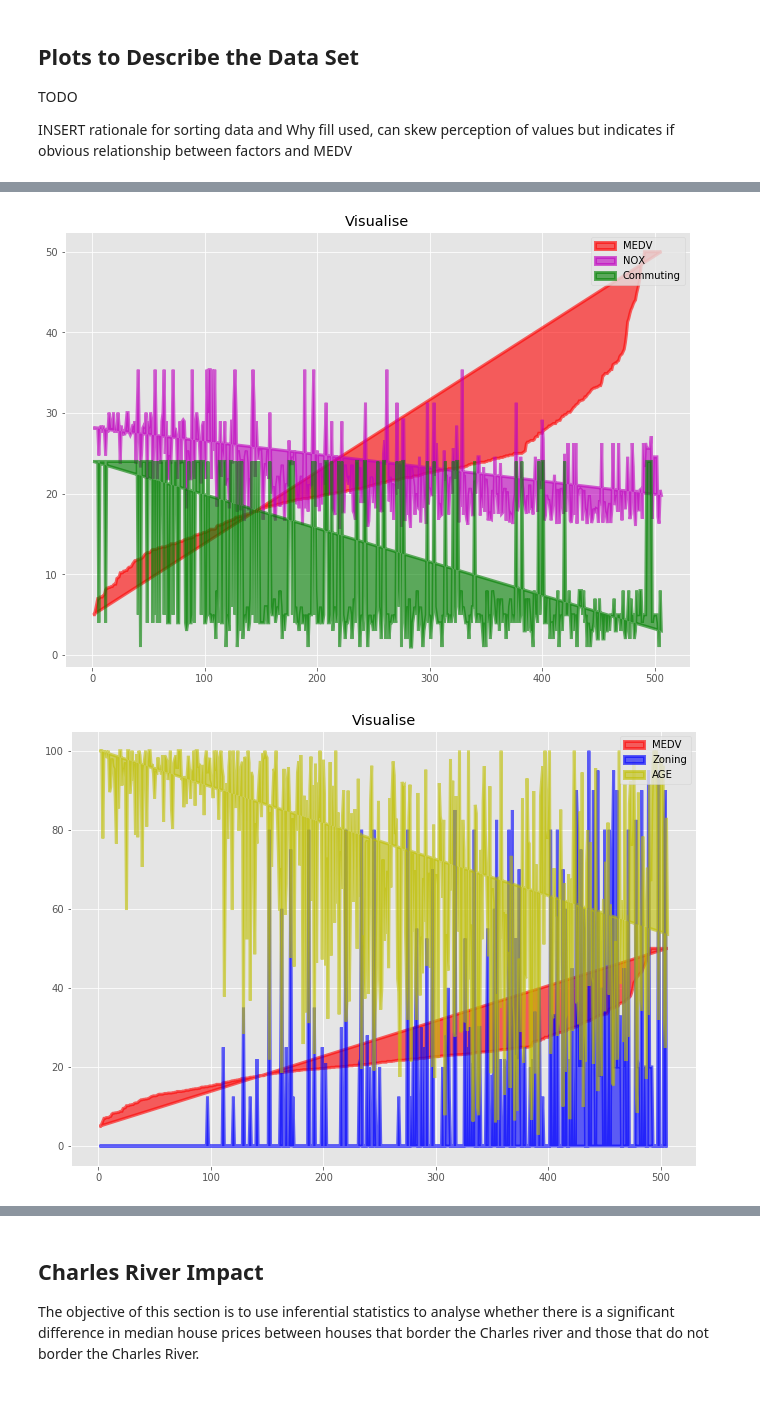
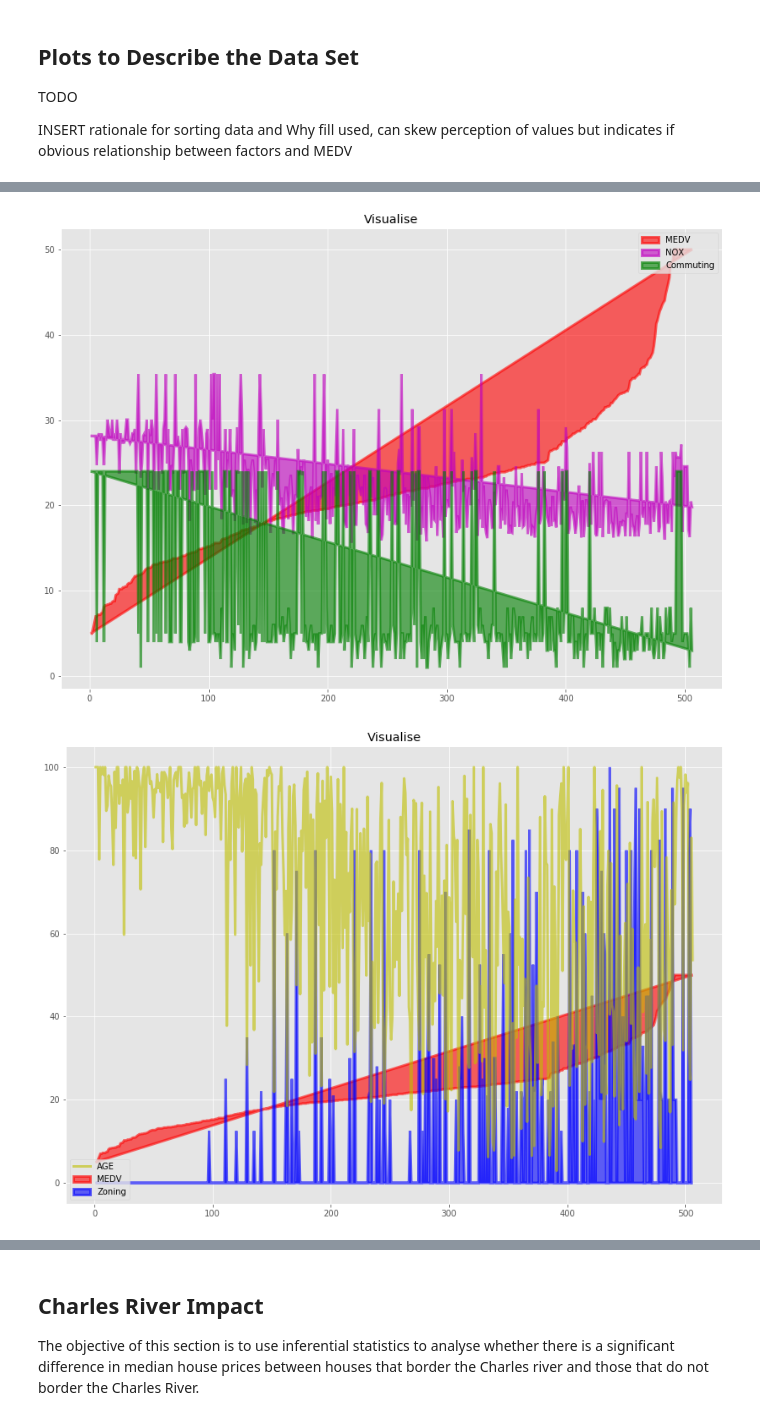
Before and after one commit to healyshane/machine-learn, a Jupyter notebook: machineAssignment.ipynb, the cells around one changed output, grey strips where cells are left out. Drawn from its saved outputs; the diff is of its cells as text; code cells hidden in the pictures.

```diff
--- a/machineAssignment.ipynb
+++ b/machineAssignment.ipynb
@@ -8,9 +8,11 @@ import pandas as pd
 import matplotlib.pyplot as plt
 import scipy.stats as stats
 import seaborn as sns
+import keras as kr
+import tensorflow as tf
 
 plt.style.use('ggplot')
-plt.rcParams['figure.figsize'] = 11.2, 8
+plt.rcParams['figure.figsize'] = 14, 10
 # %%
 # Data Set from Github, https://raw.githubusercontent.com/selva86/datasets/master/BostonHousing.csv
 
@@ -171,21 +177,21 @@ plt.fill(x, RAD, c='g', alpha=0.6, lw=3.0, label ="Commuting")
 plt.title("Visualise")
 plt.legend();
 # %% [output]
-[figure, old version]
+[figure, new version]
 # %%
 x = np.arange(1, 507, 1.0)
 
 #one of {'b', 'g', 'r', 'c', 'm', 'y', 'k', 'w'}
 
 plt.fill(x, MEDV, c='r', alpha=0.6, lw=3.0, label ="MEDV")
 plt.fill(x, ZN, c='b', alpha=0.6, lw=3.0, label ="Zoning")
-plt.fill(x, AGE, c='y', alpha=0.6, lw=3.0, label ="AGE")
+plt.plot(x, AGE, c='y', alpha=0.6, lw=3.0, label ="AGE")
 
 
 plt.title("Visualise")
 plt.legend();
 # %% [output]
-[figure, old version]
+[figure, new version]
 # %%
 x = np.arange(1, 507, 1.0)
 
```
Also changed, not shown: parts of 26 cells of this notebook.
